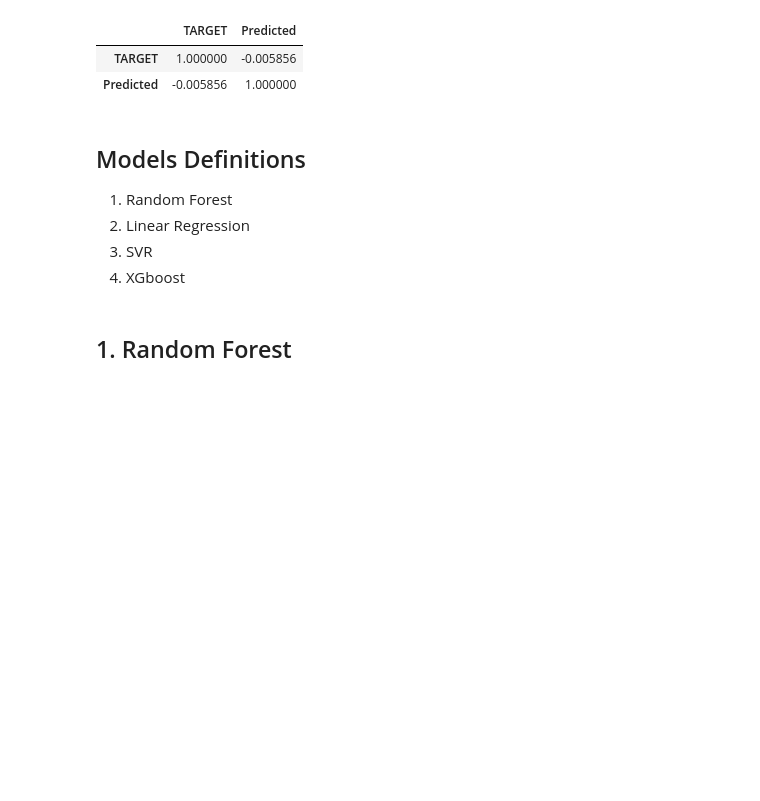
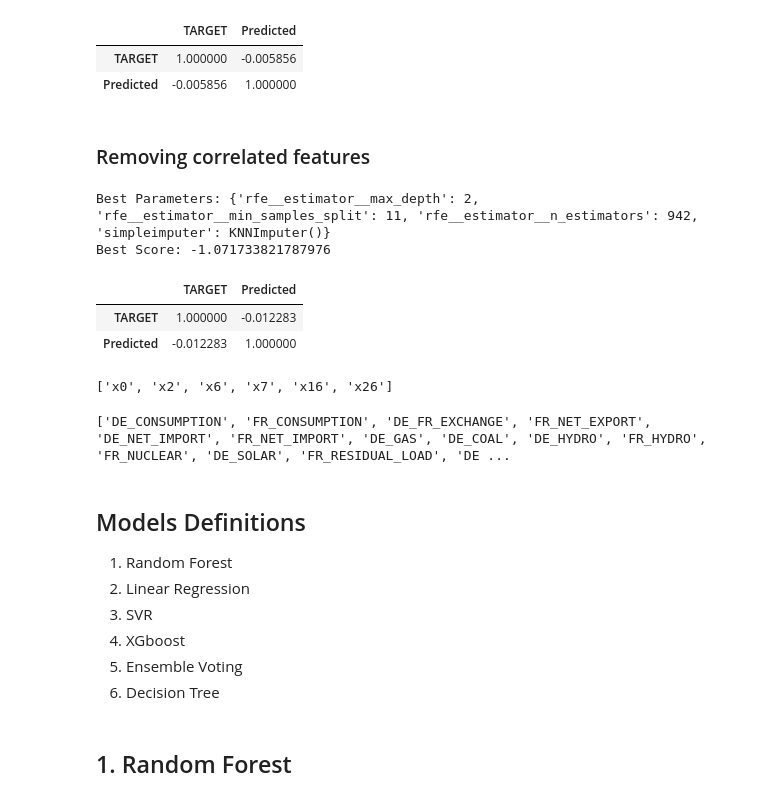
Before and after one commit to pnikitits/EnsembleLearningProject, a Jupyter notebook: Code/Main.ipynb, the cells around one changed output. Cells and saved outputs as stored; diff of their text form; code cells hidden in the pictures; blank space fills up the shorter version.

```diff
--- a/Code/Main.ipynb
+++ b/Code/Main.ipynb
@@ -441,3 +441,5 @@ Best Score: -1.0724808631593516
 |  | TARGET | Predicted |
 | TARGET | 1.000000 | -0.005856 |
 | Predicted | -0.005856 | 1.000000 |
+# %% [markdown]
+### Removing correlated features
@@ -443,0 +448,50 @@ Best Score: -1.0724808631593516
+# %%
+from feature_engine.selection import SmartCorrelatedSelection
+
+X_train = pd.read_csv(path + 'X_train.csv').set_index('ID').drop(columns=['COUNTRY' , 'DAY_ID'])
+X_test = pd.read_csv(path + 'X_test.csv').set_index('ID').drop(columns=['COUNTRY' , 'DAY_ID'])
+y_train = pd.read_csv(path + 'y_train.csv').set_index('ID')
+y_test = pd.read_csv(path + 'y_test.csv').set_index('ID')
+
+
+param_grid = {
+    'simpleimputer': [SimpleImputer(strategy='mean'), KNNImputer()],
+    'rfe__estimator__n_estimators': [942],
+    'rfe__estimator__max_depth': [2],
+    'rfe__estimator__min_samples_split': [11]
+}
+
+
+pipeline = make_pipeline(SimpleImputer(strategy='mean'),
+                         SmartCorrelatedSelection(
+                            variables=None,
+                            method="pearson",
+                            threshold=0.8,
+                            missing_values="raise",
+                            selection_method="variance",
+                            estimator=None),
+                         RFE(RandomForestRegressor(random_state=42)),
+                         )
+
+
+
+grid_search = GridSearchCV(estimator=pipeline, param_grid=param_grid, cv=5, scoring="neg_mean_squared_error",n_jobs=-1)
+grid_search.fit(X_train, y_train.values.ravel())
+
+best_params = grid_search.best_params_
+print("Best Parameters:", best_params)
+print("Best Score:", grid_search.best_score_)
+
+y_test["Predicted"] = grid_search.predict(X_test)
+display(y_test.corr("spearman"))
+# %% [output]
+Best Parameters: {'rfe__estimator__max_depth': 2, 'rfe__estimator__min_samples_split': 11, 'rfe__estimator__n_estimators': 942, 'simpleimputer': KNNImputer()}
+Best Score: -1.071733821787976
+|  | TARGET | Predicted |
+| TARGET | 1.000000 | -0.012283 |
+| Predicted | -0.012283 | 1.000000 |
+# %%
+# grid_search.best_estimator_["smartcorrelatedselection"].feature_names_in_ = X_train.columns
+grid_search.best_estimator_["smartcorrelatedselection"].features_to_drop_
+# %% [output]
+['x0', 'x2', 'x6', 'x7', 'x16', 'x26']
@@ -444,3 +500,9 @@ Best Score: -1.0724808631593516
+# %%
+post_scs_cols = X_train.columns[[i for i in range(len(X_train.columns)) if i not in scs_filtered_cols]]
+post_rfe = post_scs_cols[grid_search.best_estimator_['rfe'].support_]
+print([col for col in X_train.columns if col not in post_rfe])
+# %% [output]
+['DE_CONSUMPTION', 'FR_CONSUMPTION', 'DE_FR_EXCHANGE', 'FR_NET_EXPORT', 'DE_NET_IMPORT', 'FR_NET_IMPORT', 'DE_GAS', 'DE_COAL', 'DE_HYDRO', 'FR_HYDRO', 'FR_NUCLEAR', 'DE_SOLAR', 'FR_RESIDUAL_LOAD', 'DE ...
 # %% [markdown]
 ## Models Definitions
 
@@ -448,6 +510,8 @@ Best Score: -1.0724808631593516
 2. Linear Regression
 3. SVR
 4. XGboost
+5. Ensemble Voting
+6. Decision Tree
 # %% [markdown]
 ## 1. Random Forest
 # %%
```
Also changed, not shown: parts of 10 cells of this notebook.
